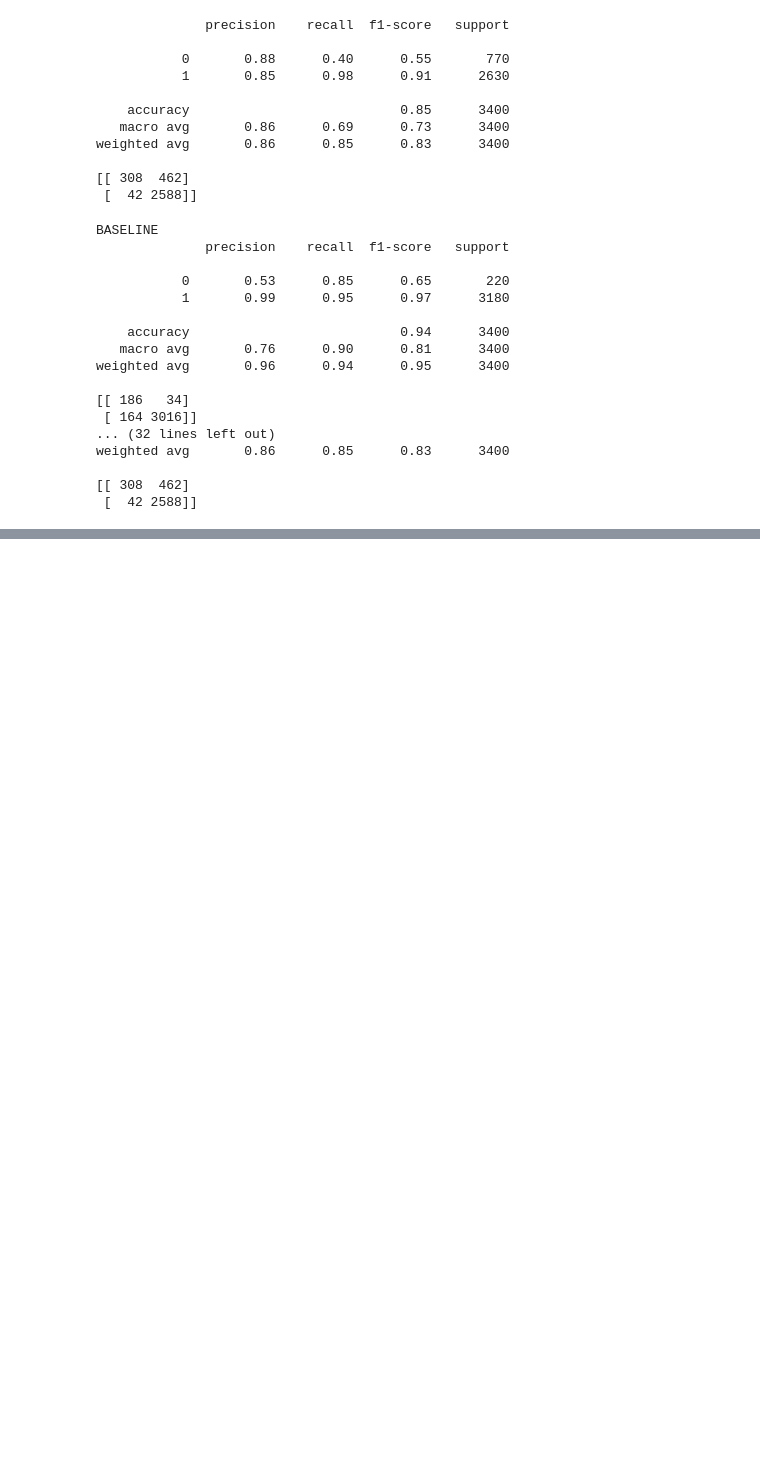
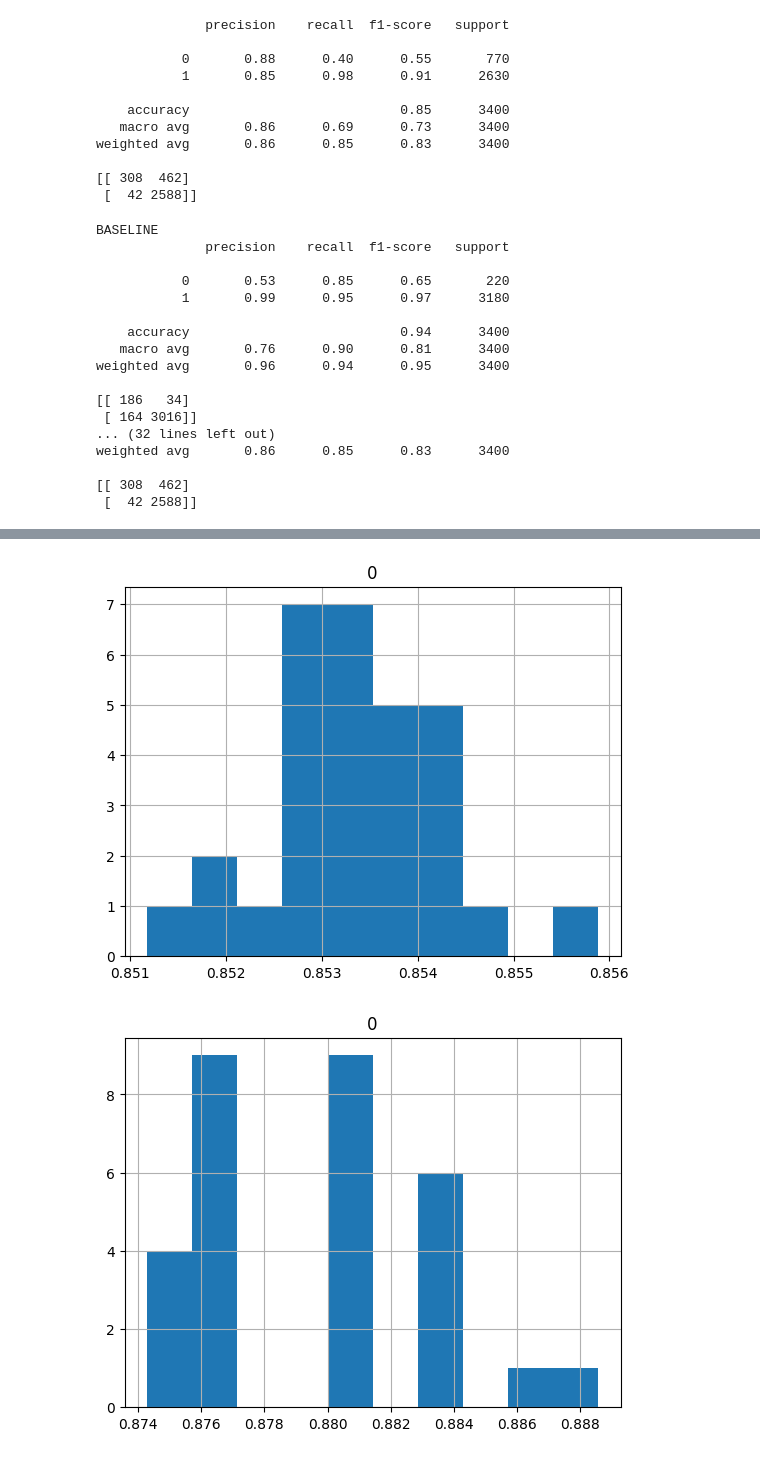
Before and after one commit to OPIM5512-des18004/A03_OPIM5512_des18004, a Jupyter notebook: src/A03.ipynb, the cells around one changed output, grey strips where cells are left out. Drawn from its saved outputs; the diff is of its cells as text; code cells hidden in the pictures; blank space fills up the shorter version.

```diff
--- a/src/A03.ipynb
+++ b/src/A03.ipynb
@@ -232,0 +291,16 @@ weighted avg       0.86      0.85      0.83      3400
+# %%
+accuracy_df = pd.DataFrame(accuracies)
+precision_df = pd.DataFrame(precisions)
+recall_df = pd.DataFrame(recalls)
+
+accuracy_df.hist()
+plt.show()
+
+precision_df.hist()
+plt.show()
+
+recall_df.hist()
+plt.show()
+# %% [output]
+[figure, added]
+[figure, added]
```
Also changed, not shown: parts of 5 cells of this notebook.
